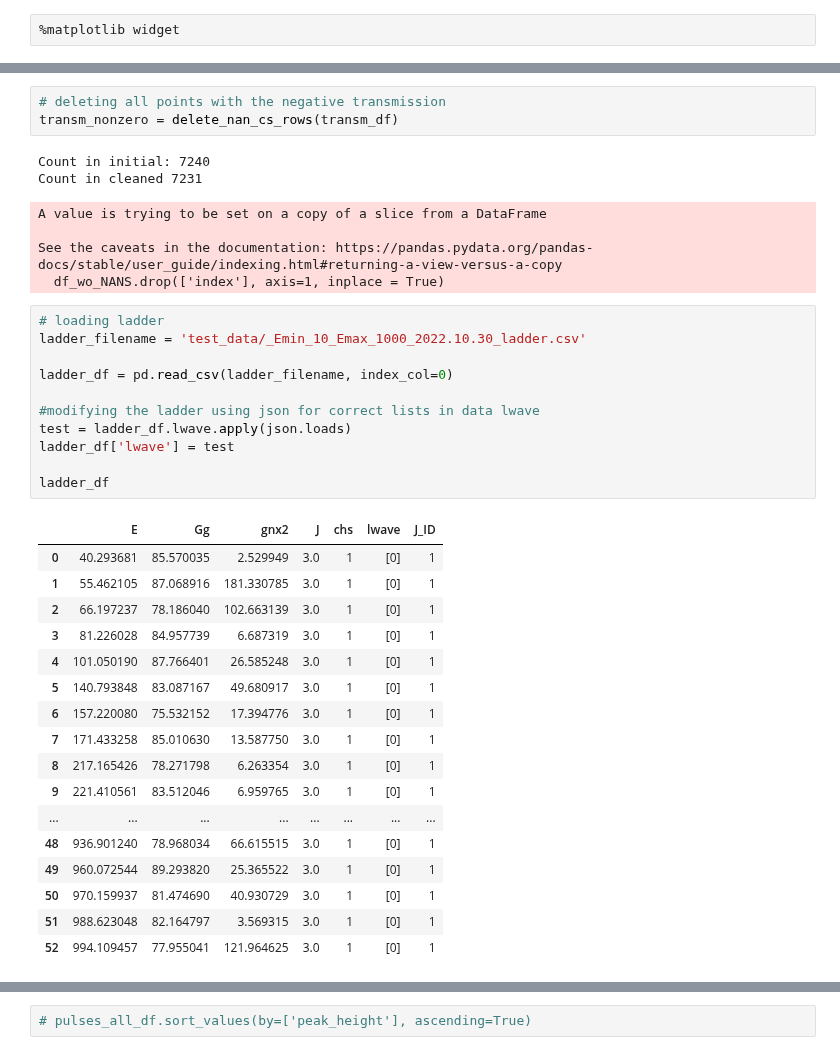
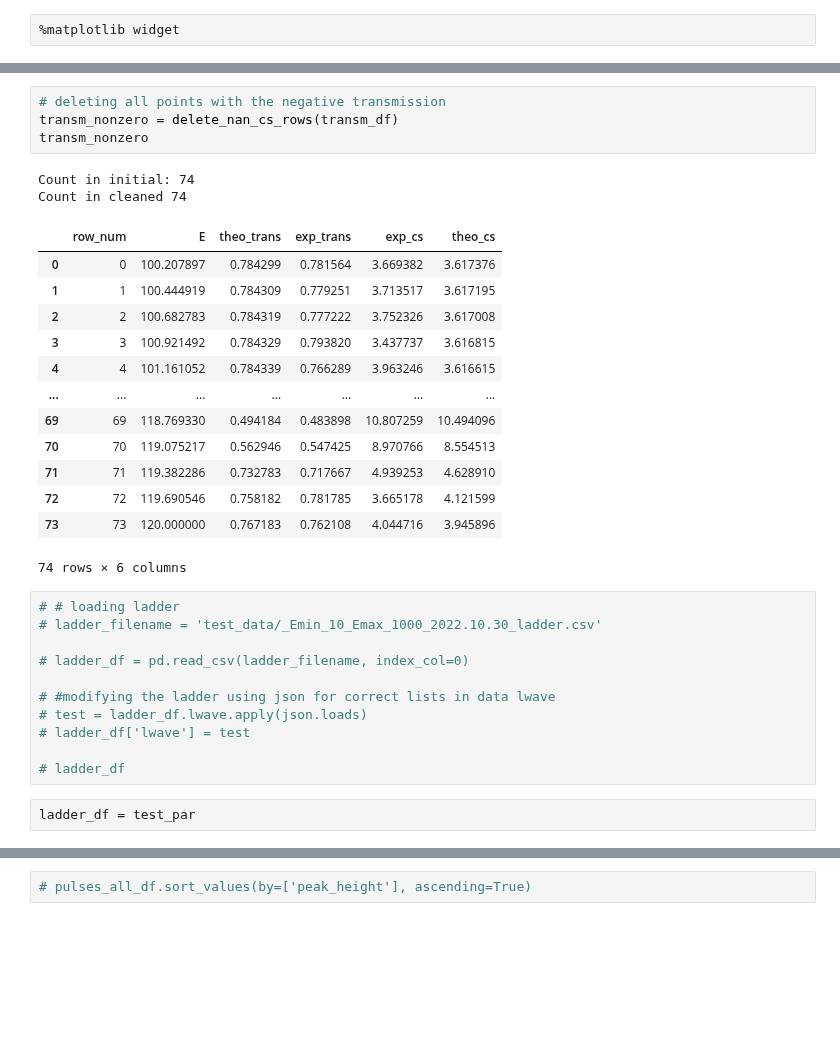
Before and after one commit to Naww137/ATARI, a Jupyter notebook: ATARI/PolePosition/example.ipynb, the cells around one changed output, grey strips where cells are left out. Drawn from its saved outputs; the diff is of its cells as text; blank space fills up the shorter version.

```diff
--- a/ATARI/PolePosition/example.ipynb
+++ b/ATARI/PolePosition/example.ipynb
@@ -18,42 +59,36 @@ FileNotFoundError: [Errno 2] No such file or directory: 'test_data/_Emin_10_Emax
 # %%
 # deleting all points with the negative transmission
 transm_nonzero = delete_nan_cs_rows(transm_df)
+transm_nonzero
 # %% [output]
-Count in initial: 7240
-Count in cleaned 7231
+Count in initial: 74
+Count in cleaned 74
+|  | row_num | E | theo_trans | exp_trans | exp_cs | theo_cs |
+| 0 | 0 | 100.207897 | 0.784299 | 0.781564 | 3.669382 | 3.617376 |
+| 1 | 1 | 100.444919 | 0.784309 | 0.779251 | 3.713517 | 3.617195 |
+| 2 | 2 | 100.682783 | 0.784319 | 0.777222 | 3.752326 | 3.617008 |
+| 3 | 3 | 100.921492 | 0.784329 | 0.793820 | 3.437737 | 3.616815 |
+| 4 | 4 | 101.161052 | 0.784339 | 0.766289 | 3.963246 | 3.616615 |
+| ... | ... | ... | ... | ... | ... | ... |
+| 69 | 69 | 118.769330 | 0.494184 | 0.483898 | 10.807259 | 10.494096 |
+| 70 | 70 | 119.075217 | 0.562946 | 0.547425 | 8.970766 | 8.554513 |
+| 71 | 71 | 119.382286 | 0.732783 | 0.717667 | 4.939253 | 4.628910 |
+| 72 | 72 | 119.690546 | 0.758182 | 0.781785 | 3.665178 | 4.121599 |
+| 73 | 73 | 120.000000 | 0.767183 | 0.762108 | 4.044716 | 3.945896 |
-A value is trying to be set on a copy of a slice from a DataFrame
-
-See the caveats in the documentation: https://pandas.pydata.org/pandas-docs/stable/user_guide/indexing.html#returning-a-view-versus-a-copy
-  df_wo_NANS.drop(['index'], axis=1, inplace = True)
+74 rows × 6 columns
 # %%
-# loading ladder
-ladder_filename = 'test_data/_Emin_10_Emax_1000_2022.10.30_ladder.csv'
+# # loading ladder
+# ladder_filename = 'test_data/_Emin_10_Emax_1000_2022.10.30_ladder.csv'
 
-ladder_df = pd.read_csv(ladder_filename, index_col=0)
+# ladder_df = pd.read_csv(ladder_filename, index_col=0)
 
-#modifying the ladder using json for correct lists in data lwave
-test = ladder_df.lwave.apply(json.loads)
-ladder_df['lwave'] = test
+# #modifying the ladder using json for correct lists in data lwave
+# test = ladder_df.lwave.apply(json.loads)
+# ladder_df['lwave'] = test
 
-ladder_df
+# ladder_df
-# %% [output]
-|  | E | Gg | gnx2 | J | chs | lwave | J_ID |
-| 0 | 40.293681 | 85.570035 | 2.529949 | 3.0 | 1 | [0] | 1 |
-| 1 | 55.462105 | 87.068916 | 181.330785 | 3.0 | 1 | [0] | 1 |
-| 2 | 66.197237 | 78.186040 | 102.663139 | 3.0 | 1 | [0] | 1 |
-| 3 | 81.226028 | 84.957739 | 6.687319 | 3.0 | 1 | [0] | 1 |
-| 4 | 101.050190 | 87.766401 | 26.585248 | 3.0 | 1 | [0] | 1 |
-| 5 | 140.793848 | 83.087167 | 49.680917 | 3.0 | 1 | [0] | 1 |
-| 6 | 157.220080 | 75.532152 | 17.394776 | 3.0 | 1 | [0] | 1 |
-| 7 | 171.433258 | 85.010630 | 13.587750 | 3.0 | 1 | [0] | 1 |
-| 8 | 217.165426 | 78.271798 | 6.263354 | 3.0 | 1 | [0] | 1 |
-| 9 | 221.410561 | 83.512046 | 6.959765 | 3.0 | 1 | [0] | 1 |
-| ... | ... | ... | ... | ... | ... | ... | ... |
-| 48 | 936.901240 | 78.968034 | 66.615515 | 3.0 | 1 | [0] | 1 |
-| 49 | 960.072544 | 89.293820 | 25.365522 | 3.0 | 1 | [0] | 1 |
-| 50 | 970.159937 | 81.474690 | 40.930729 | 3.0 | 1 | [0] | 1 |
-| 51 | 988.623048 | 82.164797 | 3.569315 | 3.0 | 1 | [0] | 1 |
-| 52 | 994.109457 | 77.955041 | 121.964625 | 3.0 | 1 | [0] | 1 |
+# %%
+ladder_df = test_par
 # %%
 # plotting what we have
 plot_trcs(
```
Also changed, not shown: parts of 10 cells of this notebook, 3 other files.
